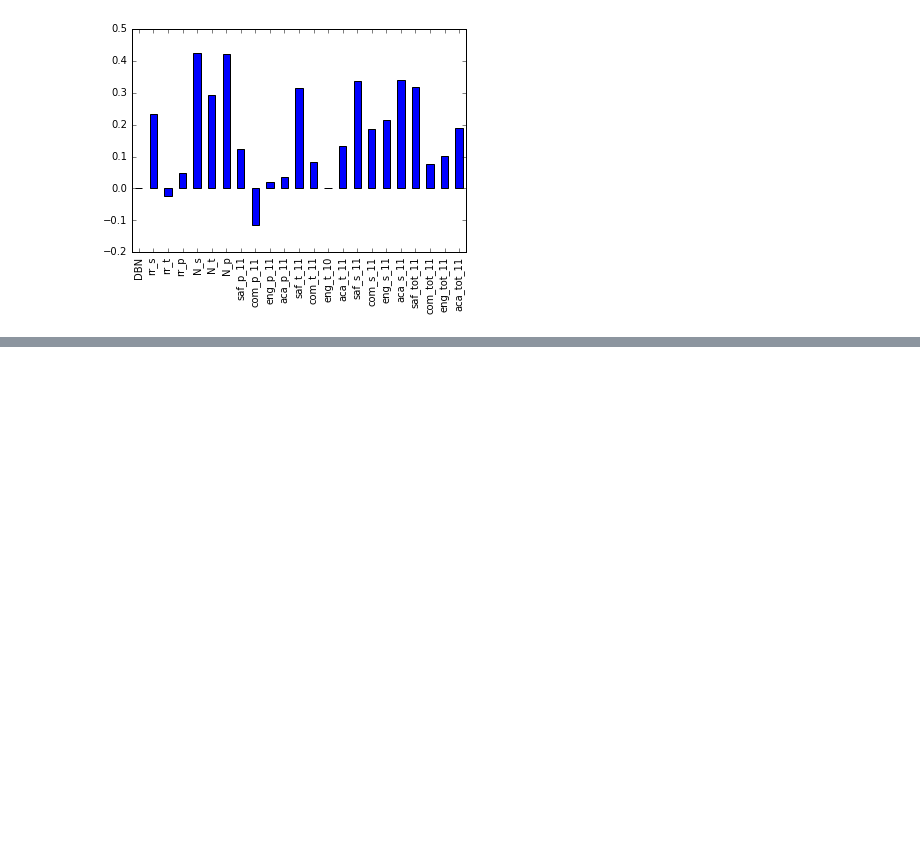
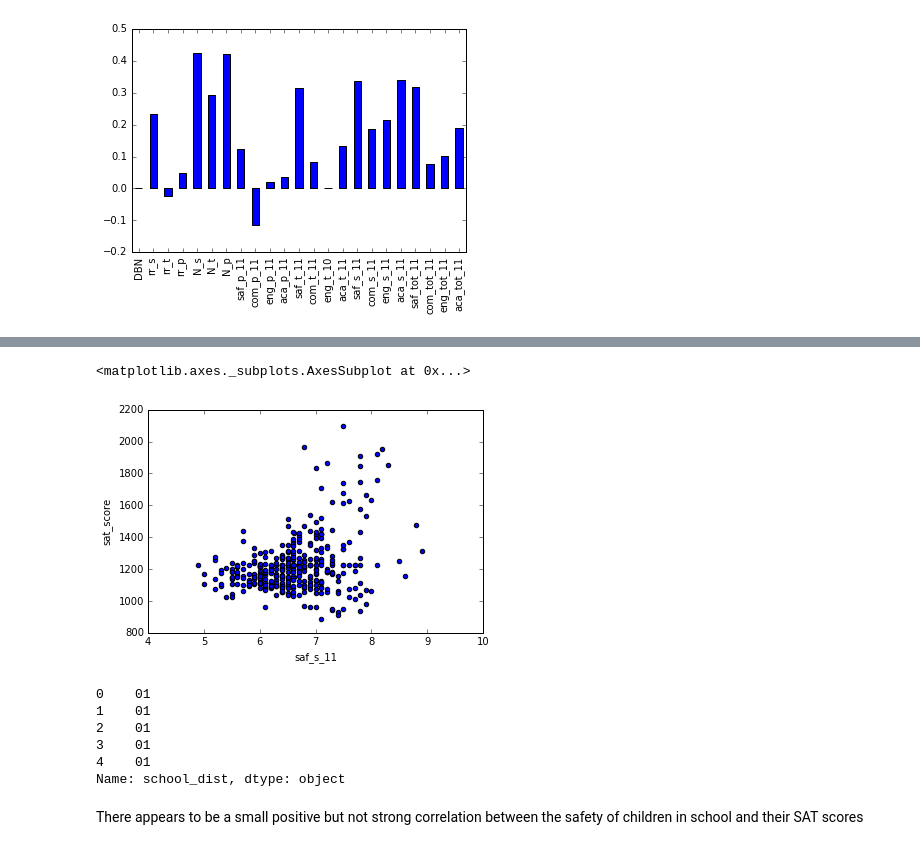
Before and after one commit to mtjdotcom/2017-Data-Challenges, a Jupyter notebook: notebooks/NYC_schools_dq_start.ipynb, the cells around one changed output, grey strips where cells are left out. Drawn from its saved outputs; the diff is of its cells as text; code cells hidden in the pictures; blank space fills up the shorter version.

```diff
--- a/notebooks/NYC_schools_dq_start.ipynb
+++ b/notebooks/NYC_schools_dq_start.ipynb
@@ -195,0 +205,17 @@ plt.show()
+# %%
+#pandas syntax
+combined.plot.scatter("saf_s_11", "sat_score")
+# %% [output]
+<matplotlib.axes._subplots.AxesSubplot at 0x...>
+[figure, added]
+# %%
+combined["school_dist"].head()
+# %% [output]
+0    01
+1    01
+2    01
+3    01
+4    01
+Name: school_dist, dtype: object
+# %% [markdown]
+There appears to be a small positive but not strong correlation between the safety of children in school and their SAT scores
```
Also changed, not shown: parts of 8 cells of this notebook.
